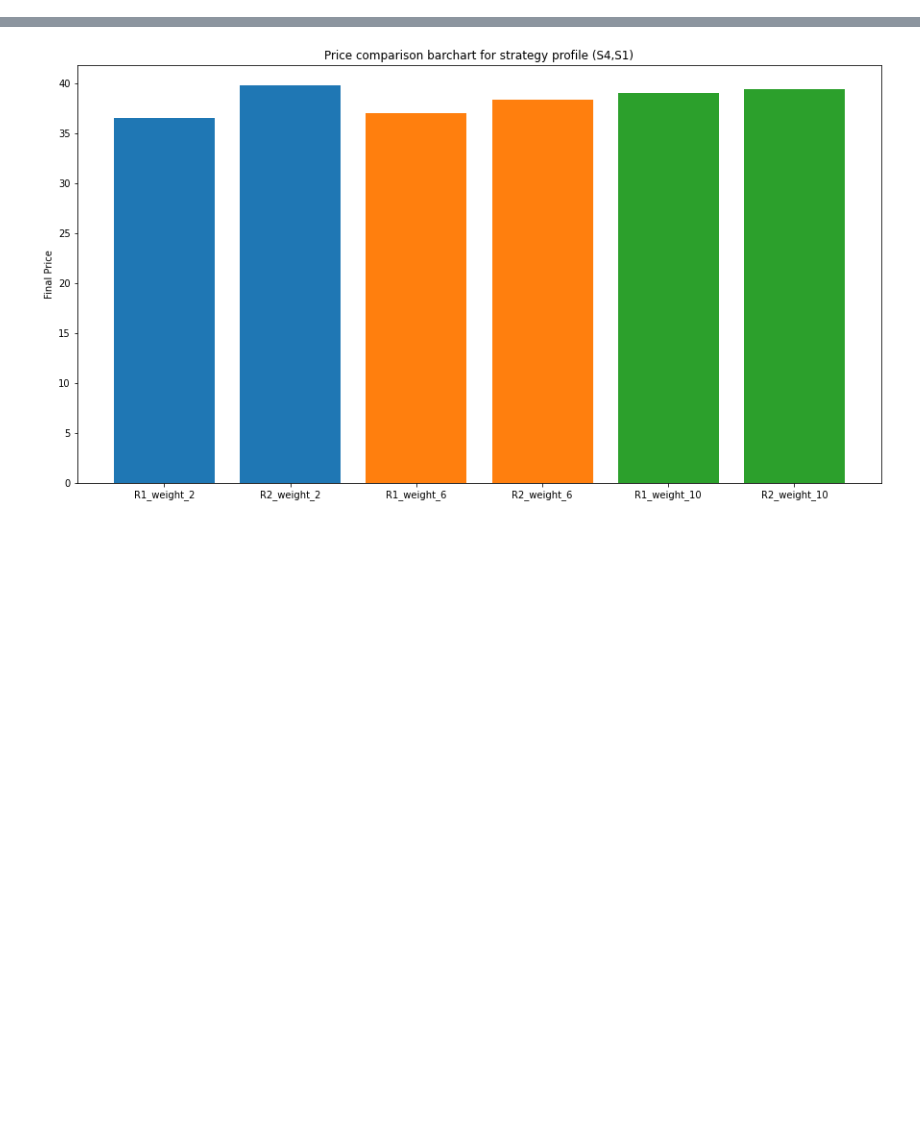
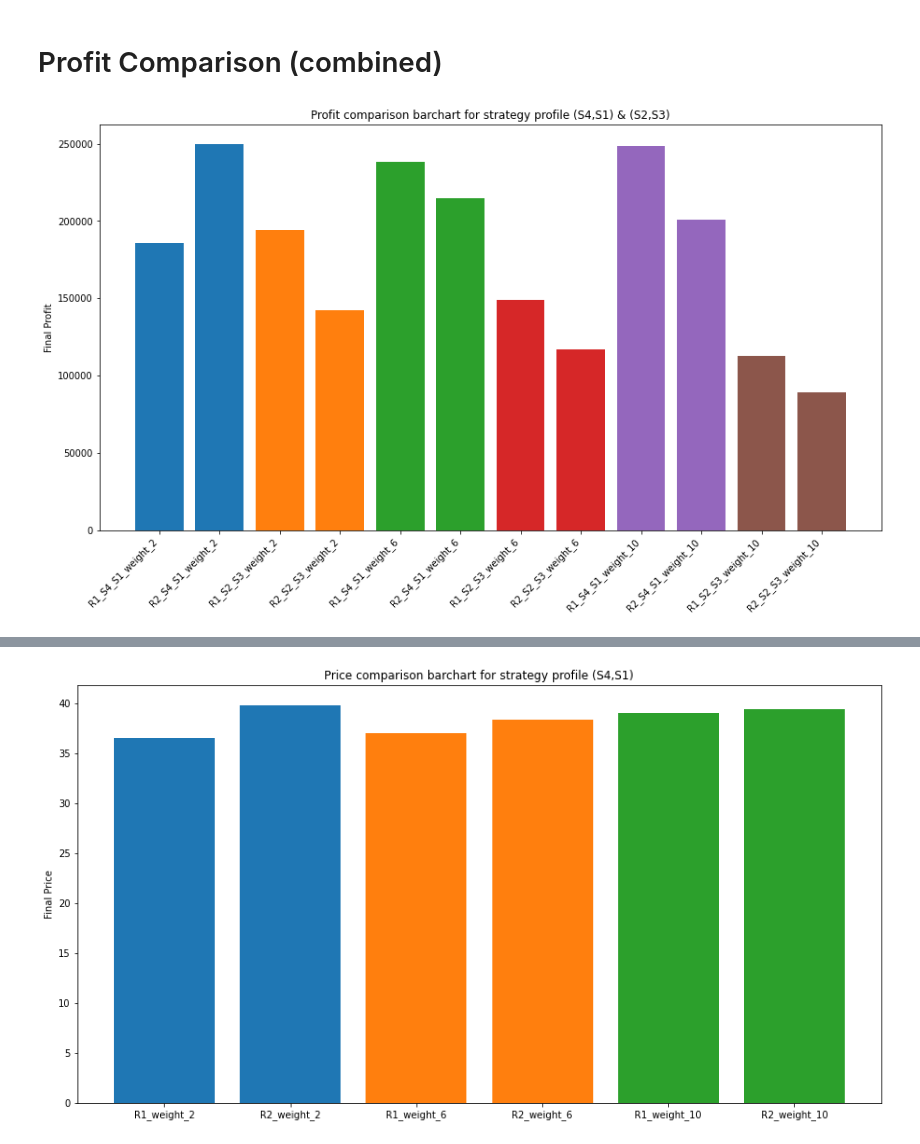
Before and after one commit to AustinCheang/ABM_Netlogo, a Jupyter notebook: Final_price_plots.ipynb, the cells around one changed output, grey strips where cells are left out. Saved outputs shown, nothing was run; the diff lists cells and outputs as text; code cells hidden in the pictures; blank space fills up the shorter version.

Commit message:
added combined plots

```diff
--- a/Final_price_plots.ipynb
+++ b/Final_price_plots.ipynb
@@ -10,21 +10,13 @@ def load_csv(filename, skip_rows):
     df.drop(df.columns[0], axis=1, inplace=True)
     return df
 
-def calculate_final_price_avg(df, retailer_0_start, retailer_1_start):
+def calculate_final_avg(df, retailer_0_start, retailer_1_start):
     df_even = df.iloc[:, retailer_0_start::6]
     retailer_0_price = round(df_even.iloc[-1].mean(), 2)
 
     df_odd = df.iloc[:, retailer_1_start::6]
     retailer_1_price = round(df_odd.iloc[-1].mean(), 2)
     return [retailer_0_price, retailer_1_price]
-
-# def calculate_final_price_avg(df):
-#     df_even = df.iloc[:, 2::6]
-#     retailer_0_price = round(df_even.iloc[-1].mean(), 2)
-
-#     df_odd = df.iloc[:, 5::6]
-#     retailer_1_price = round(df_odd.iloc[-1].mean(), 2)
-#     return [retailer_0_price, retailer_1_price]
 
 def plot_price_comparison_graph(strategy_profile, title):
     weights = [2, 6, 10]
@@ -33,10 +25,40 @@ def plot_price_comparison_graph(strategy_profile, title):
     for weight in weights:
         filename = f'./experiment_data/{strategy_profile}{weight}.csv'
         df = load_csv(filename, 34)
-        avg_prices = calculate_final_price_avg(df, 2, 5)
+        avg_prices = calculate_final_avg(df, 2, 5)
 
         labels = [f'R1_weight_{weight}', f'R2_weight_{weight}']
         ax.bar(labels, avg_prices)
     ax.set_ylabel('Final Price')
     plt.title(title)
     plt.plot()
+
+def plot_market_share_comparison_graph(strategy_profile, title):
+    weights = [2, 6, 10]
+    fig, ax = plt.subplots(figsize=(15, 8))
+
+    for weight in weights:
+        filename = f'./experiment_data/{strategy_profile}{weight}.csv'
+        df = load_csv(filename, 34)
+        avg_prices = calculate_final_avg(df, 1, 4)
+
+        labels = [f'R1_weight_{weight}', f'R2_weight_{weight}']
+        ax.bar(labels, avg_prices)
+    ax.set_ylabel('Final Market Share')
+    plt.title(title)
+    plt.plot()
+
+def plot_profit_comparison_graph(strategy_profile, title):
+    weights = [2, 6, 10]
+    fig, ax = plt.subplots(figsize=(15, 8))
+
+    for weight in weights:
+        filename = f'./experiment_data/{strategy_profile}{weight}.csv'
+        df = load_csv(filename, 34)
+        avg_prices = calculate_final_avg(df, 0, 3)
+
+        labels = [f'R1_weight_{weight}', f'R2_weight_{weight}']
+        ax.bar(labels, avg_prices)
+    ax.set_ylabel('Final Profit')
+    plt.title(title)
+    plt.plot()
@@ -42,0 +144,6 @@ def plot_price_comparison_graph(strategy_profile, title):
+# %% [markdown]
+# Profit Comparison (combined)
+# %%
+plot_combined_profit_graph(['S4_S1', 'S2_S3'], 'Profit comparison barchart for strategy profile (S4,S1) & (S2,S3)')
+# %% [output]
+[figure, added]
```
Also changed, not shown: parts of 13 cells of this notebook.
